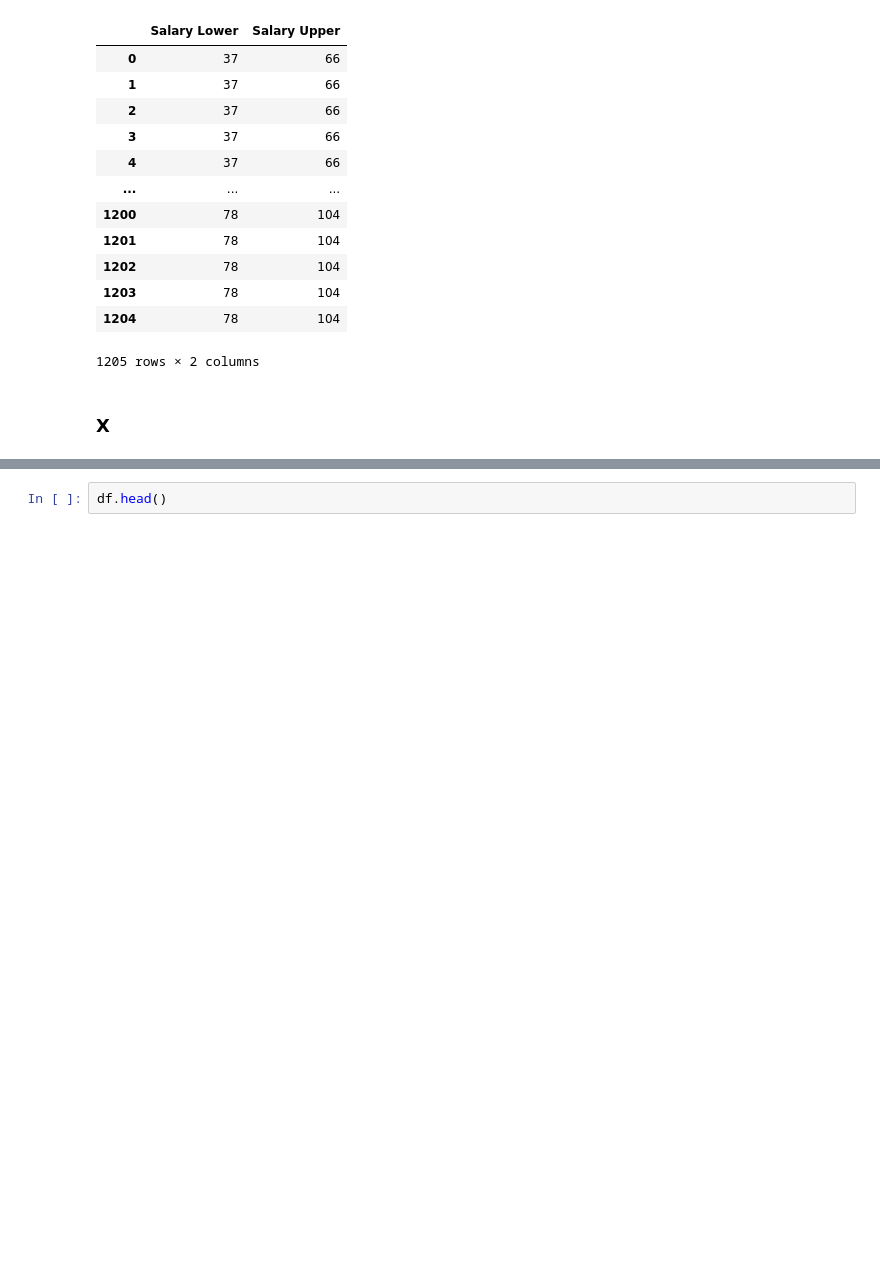
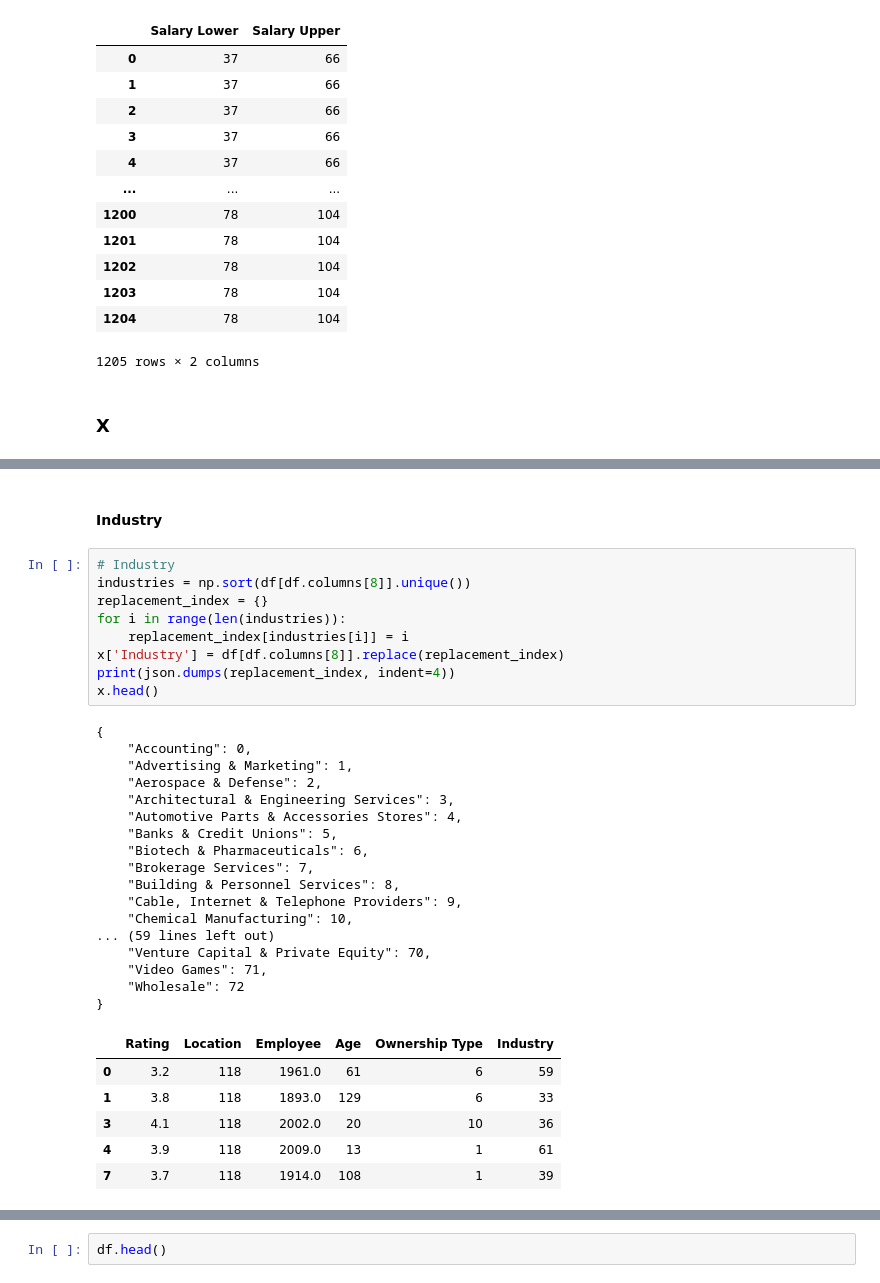
Before and after one commit to xiaoming857/data_analyst_jobs_analysis, a Jupyter notebook: main.ipynb, the cells around one changed output, grey strips where cells are left out. Cells and saved outputs as stored; diff of their text form; blank space fills up the shorter version.

```diff
--- a/main.ipynb
+++ b/main.ipynb
@@ -226,0 +307,35 @@ x.head()
+# %% [markdown]
+#### Industry
+# %%
+# Industry
+industries = np.sort(df[df.columns[8]].unique())
+replacement_index = {}
+for i in range(len(industries)):
+    replacement_index[industries[i]] = i
+x['Industry'] = df[df.columns[8]].replace(replacement_index)
+print(json.dumps(replacement_index, indent=4))
+x.head()
+# %% [output]
+{
+    "Accounting": 0,
+    "Advertising & Marketing": 1,
+    "Aerospace & Defense": 2,
+    "Architectural & Engineering Services": 3,
+    "Automotive Parts & Accessories Stores": 4,
+    "Banks & Credit Unions": 5,
+    "Biotech & Pharmaceuticals": 6,
+    "Brokerage Services": 7,
+    "Building & Personnel Services": 8,
+    "Cable, Internet & Telephone Providers": 9,
+    "Chemical Manufacturing": 10,
+... (59 lines left out)
+    "Venture Capital & Private Equity": 70,
+    "Video Games": 71,
+    "Wholesale": 72
+}
+|  | Rating | Location | Employee | Age | Ownership Type | Industry |
+| 0 | 3.2 | 118 | 1961.0 | 61 | 6 | 59 |
+| 1 | 3.8 | 118 | 1893.0 | 129 | 6 | 33 |
+| 3 | 4.1 | 118 | 2002.0 | 20 | 10 | 36 |
+| 4 | 3.9 | 118 | 2009.0 | 13 | 1 | 61 |
+| 7 | 3.7 | 118 | 1914.0 | 108 | 1 | 39 |
```
Also changed, not shown: parts of 33 cells of this notebook, 1 other file.
